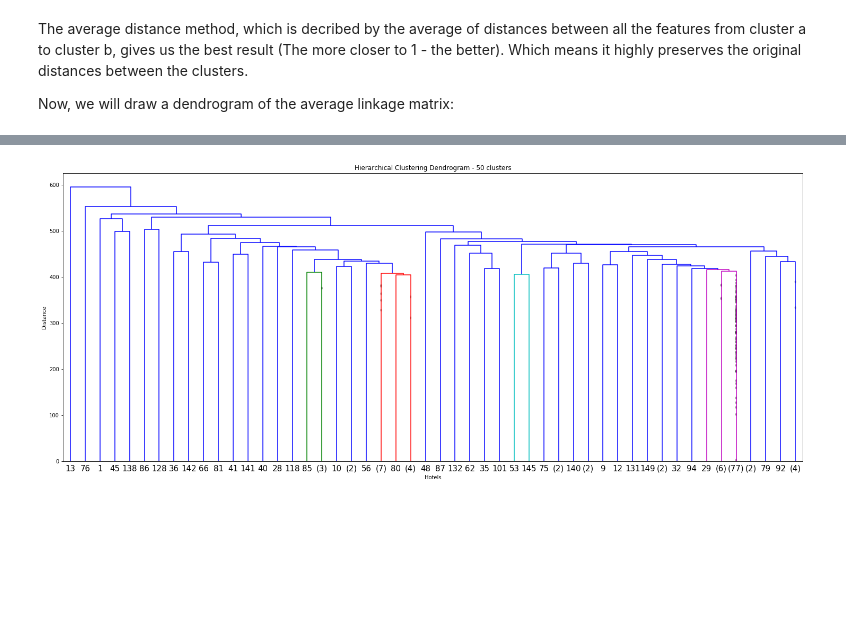
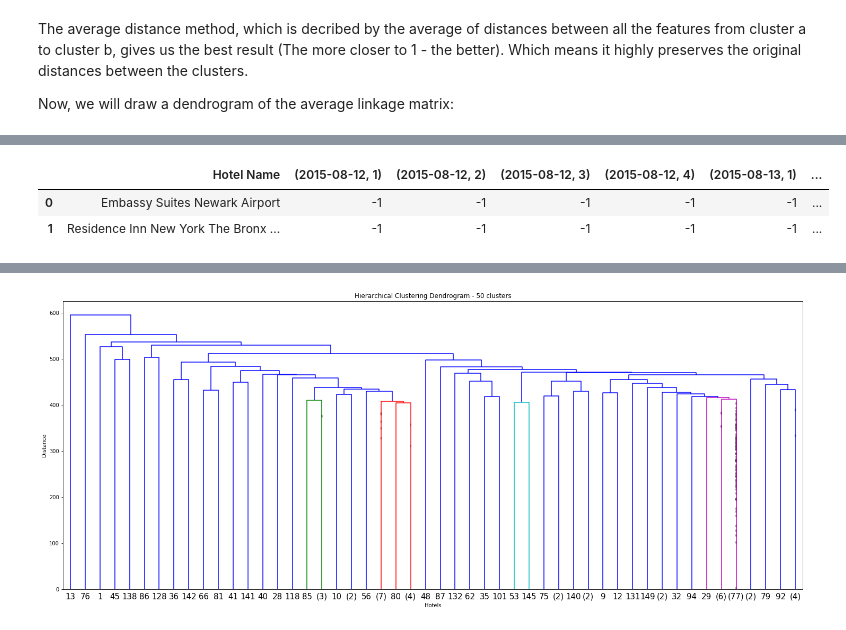
Before and after one commit to ItayGabbay/HotelsDataResearch, a Jupyter notebook: Spark/Question3.ipynb, the cells around one changed output, grey strips where cells are left out. Saved outputs shown, nothing was run; the diff lists cells and outputs as text; code cells hidden in the pictures; blank space fills up the shorter version.

Commit message:
Adding more data exploration

```diff
--- a/Spark/Question3.ipynb
+++ b/Spark/Question3.ipynb
@@ -412,0 +420,9 @@ plt.show()
+# %%
+pd.set_option('max_columns', None)
+
+df = pd.DataFrame(normalised_hotels_prices.map(lambda x: [x[0]] + x[1]).filter(lambda x: x[0] == 'Embassy Suites Newark Airport' or x[0] == 'Residence Inn New York The Bronx At Metro Center Atrium').take(2), columns=columns)
+df
+# %% [output]
+|  | Hotel Name | (2015-08-12, 1) | (2015-08-12, 2) | (2015-08-12, 3) | (2015-08-12, 4) | (2015-08-13, 1) | ... |
+| 0 | Embassy Suites Newark Airport | -1 | -1 | -1 | -1 | -1 | ... |
+| 1 | Residence Inn New York The Bronx ... | -1 | -1 | -1 | -1 | -1 | ... |
```
Also changed, not shown: parts of 7 cells of this notebook.
